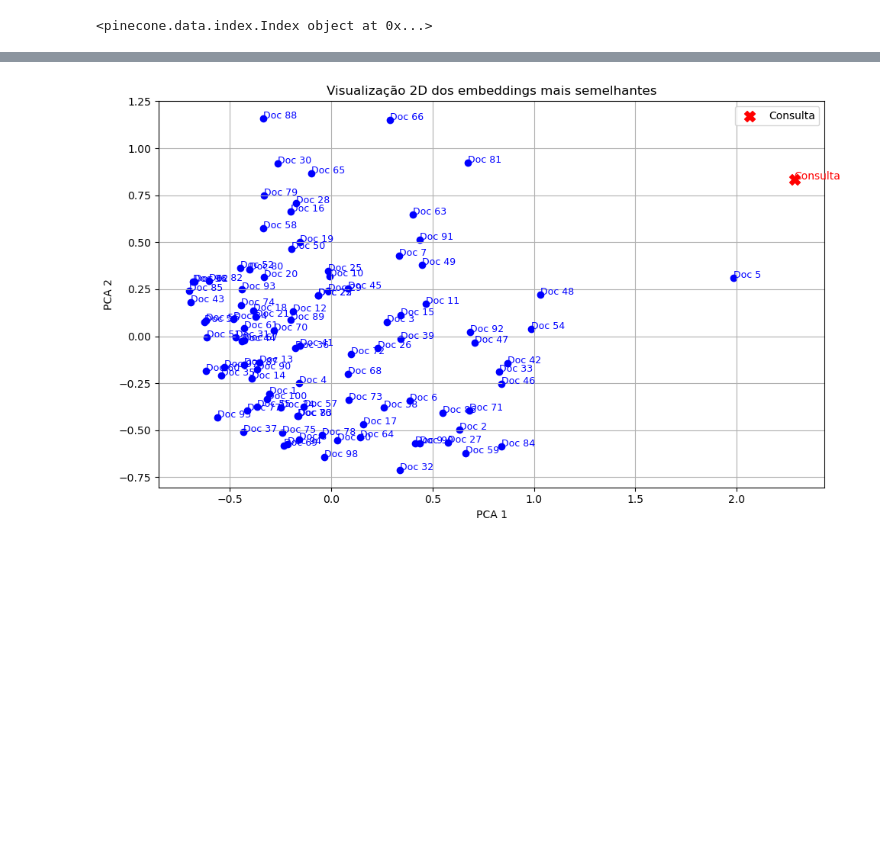
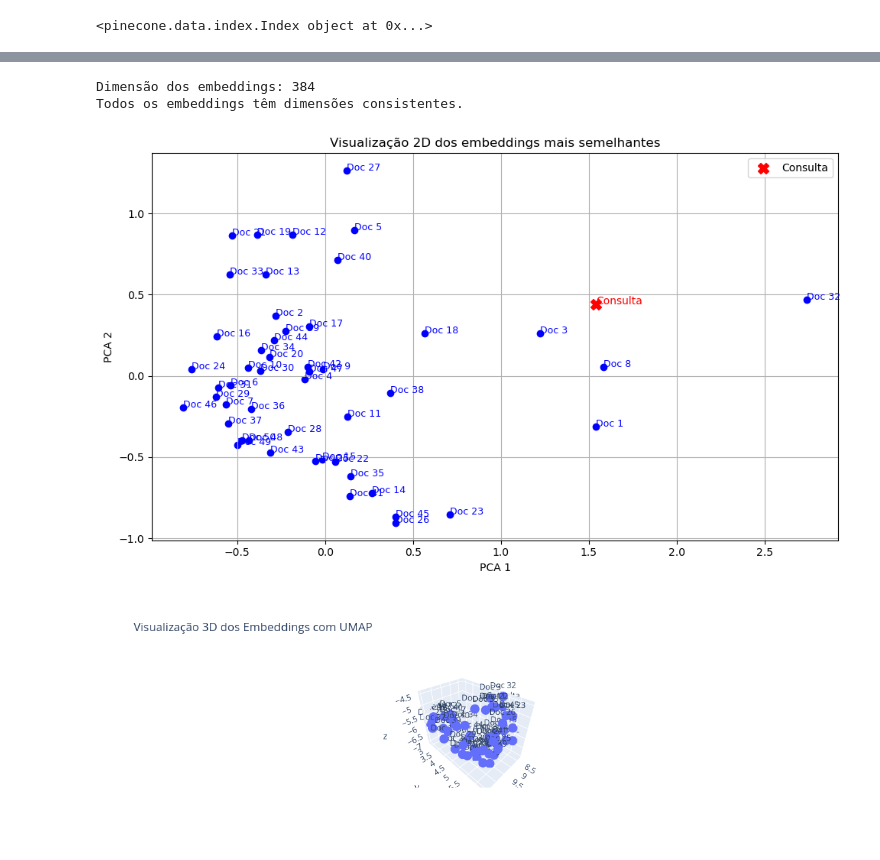
Before and after one commit to GeovanaMat/rag-para-nutricao, a Jupyter notebook: embeddings.ipynb, the cells around one changed output, grey strips where cells are left out. Cells and saved outputs as stored; diff of their text form; code cells hidden in the pictures; blank space fills up the shorter version.

Commit message:
task 7.0- Criando um grafico 3D para o ajuste dos embeddings no banco

```diff
--- a/embeddings.ipynb
+++ b/embeddings.ipynb
@@ -92,5 +101,5 @@ Xet Storage is enabled for this repo, but the 'hf_xet' package is not installed.
 # %%
-query = "Quais as principais referencias da nutrição?"
+query = "Alimentos saudaveis"
 
 
 #Funçao do pinecone que já realiza a busca
@@ -109,7 +118,12 @@ print(index)
 #Baseando-se na busca de similaridade por cosseno , para mais detalhes: https://pt.wikipedia.org/wiki/Produto_escalar
 #Tem esse estudo falando sobre o problema deste método que é interessante: https://www.shaped.ai/blog/cosine-similarity-not-the-silver-bullet-we-thought-it-was
 def cosine_similarity(v1, v2):
-    return np.dot(v1, v2) / (np.linalg.norm(v1) * np.linalg.norm(v2))
+    norm1 = np.linalg.norm(v1)
+    norm2 = np.linalg.norm(v2)
+    if norm1 == 0 or norm2 == 0:
+        return 0.0
+    return np.dot(v1, v2) / (norm1 * norm2)
+
 
 # Calcular similaridade entre a consulta e todos os documentos
 similarities = [cosine_similarity(query_embedding,doc_embedding) for doc_embedding in embeddings]
@@ -117,7 +131,7 @@ similarities = [cosine_similarity(query_embedding,doc_embedding) for doc_embeddi
 sorted_indices = np.argsort(similarities)[::-1]
 
 # Obter os documentos mais semelhantes (top 5)
-top_k = 100
+top_k = 50
 top_docs = [texts[i] for i in sorted_indices[:top_k]]
 top_similarities = [similarities[i] for i in sorted_indices[:top_k]]
 top_embeddings = [embeddings[i] for i in sorted_indices[:top_k]]
@@ -147,27 +161,59 @@ Proteínas 13 5,4 200 83 28 11,6...
 # %%
-# Plotar os vetores em 2D com PCA
-pca = PCA(n_components=2)
-points_2d = pca.fit_transform(np.array(top_embeddings + [query_embedding]))
+# Verificar a dimensão de um embedding
+if embeddings:
+    embedding_dim = len(embeddings[0])
+    print(f"Dimensão dos embeddings: {embedding_dim}")
+else:
+    print("Nenhum embedding encontrado.")
+
+# Verificar se todos os embeddings possuem a mesma dimensão
+dims = set(len(vec) for vec in embeddings)
+if len(dims) > 1:
+    print(f"Atenção: Embeddings com diferentes dimensões encontradas: {dims}")
+else:
+    print("Todos os embeddings têm dimensões consistentes.")
+
+# Redução para 2D com PCA (inclui a query)
+top_k = 50
+similarities = [cosine_similarity(query_embedding, doc_embedding) for doc_embedding in embeddings]
+sorted_indices = np.argsort(similarities)[::-1]
+top_embeddings = [embeddings[i] for i in sorted_indices[:top_k]]
+
+points_2d = PCA(n_components=2).fit_transform(np.array(top_embeddings + [query_embedding]))
 
 plt.figure(figsize=(10, 6))
-
-# Plotar documentos
 for i in range(top_k):
     plt.scatter(*points_2d[i], color='blue')
     plt.text(points_2d[i][0], points_2d[i][1], f'Doc {i+1}', color='blue', fontsize=9)
 
-# Plotar consulta
 plt.scatter(*points_2d[-1], color='red', marker='X', s=100, label='Consulta')
 plt.text(points_2d[-1][0], points_2d[-1][1], 'Consulta', color='red', fontsize=10)
-
 plt.title("Visualização 2D dos embeddings mais semelhantes")
 plt.xlabel("PCA 1")
 plt.ylabel("PCA 2")
 plt.grid(True)
 plt.legend()
 plt.tight_layout()
 plt.show()
+
+# Visualização 3D com UMAP (inclui a query)
+try:
+    reduced_3d = umap.UMAP(n_components=3).fit_transform(np.array(top_embeddings + [query_embedding]))
+
+    fig = px.scatter_3d(
+        x=reduced_3d[:, 0],
+        y=reduced_3d[:, 1],
+        z=reduced_3d[:, 2],
+        text=[f'Doc {i+1}' for i in range(top_k)] + ['Consulta'],
+        title="Visualização 3D dos Embeddings com UMAP"
+    )
+    fig.show()
+except Exception as e:
+    print(f"Erro ao gerar visualização 3D com UMAP: {e}")
 # %% [output]
+Dimensão dos embeddings: 384
+Todos os embeddings têm dimensões consistentes.
-[figure, old version]
+[figure, new version]
+[figure, added]
 # %%
 #Chamar a IA com o prompt + contexto do RAG
```
Also changed, not shown: parts of 6 cells of this notebook.
